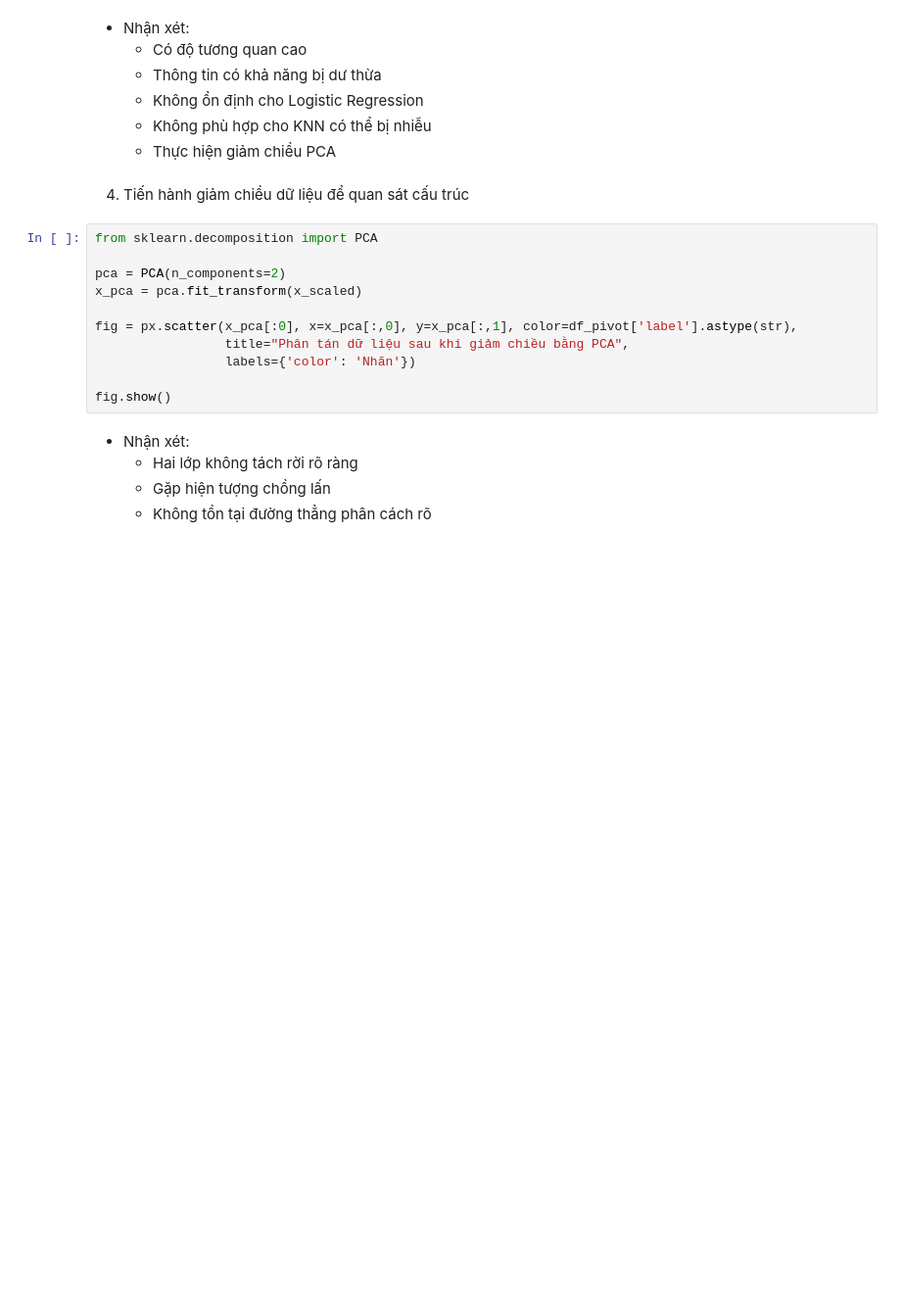
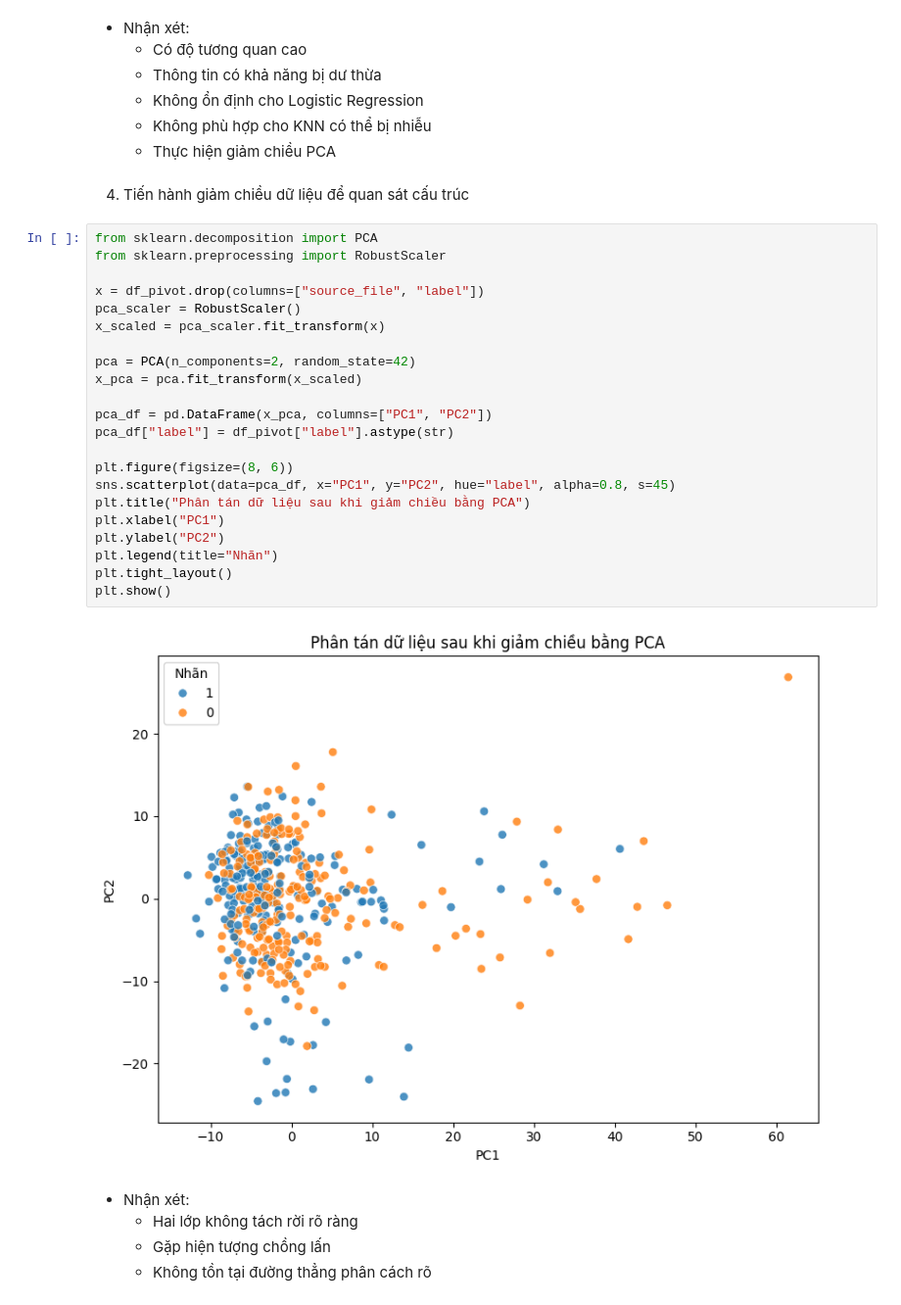
Before and after one commit to Bintaplaptrinh/EEG-Alcohol, a Jupyter notebook: report.ipynb, the cells around one changed output. Shown at 98% size. Drawn from its saved outputs; the diff is of its cells as text; blank space fills up the shorter version.

```diff
--- a/report.ipynb
+++ b/report.ipynb
@@ -267,15 +281,28 @@ fig.show()
 4. Tiến hành giảm chiều dữ liệu để quan sát cấu trúc
 # %%
 from sklearn.decomposition import PCA
+from sklearn.preprocessing import RobustScaler
 
-pca = PCA(n_components=2)
+x = df_pivot.drop(columns=["source_file", "label"])
+pca_scaler = RobustScaler()
+x_scaled = pca_scaler.fit_transform(x)
+
+pca = PCA(n_components=2, random_state=42)
 x_pca = pca.fit_transform(x_scaled)
 
-fig = px.scatter(x_pca[:0], x=x_pca[:,0], y=x_pca[:,1], color=df_pivot['label'].astype(str),
-                 title="Phân tán dữ liệu sau khi giảm chiều bằng PCA",
-                 labels={'color': 'Nhãn'})
+pca_df = pd.DataFrame(x_pca, columns=["PC1", "PC2"])
+pca_df["label"] = df_pivot["label"].astype(str)
 
-fig.show()
+plt.figure(figsize=(8, 6))
+sns.scatterplot(data=pca_df, x="PC1", y="PC2", hue="label", alpha=0.8, s=45)
+plt.title("Phân tán dữ liệu sau khi giảm chiều bằng PCA")
+plt.xlabel("PC1")
+plt.ylabel("PC2")
+plt.legend(title="Nhãn")
+plt.tight_layout()
+plt.show()
+# %% [output]
+[figure, added]
 # %% [markdown]
 * Nhận xét:
     * Hai lớp không tách rời rõ ràng
```
Also changed, not shown: parts of 10 cells of this notebook, 1 other file.
